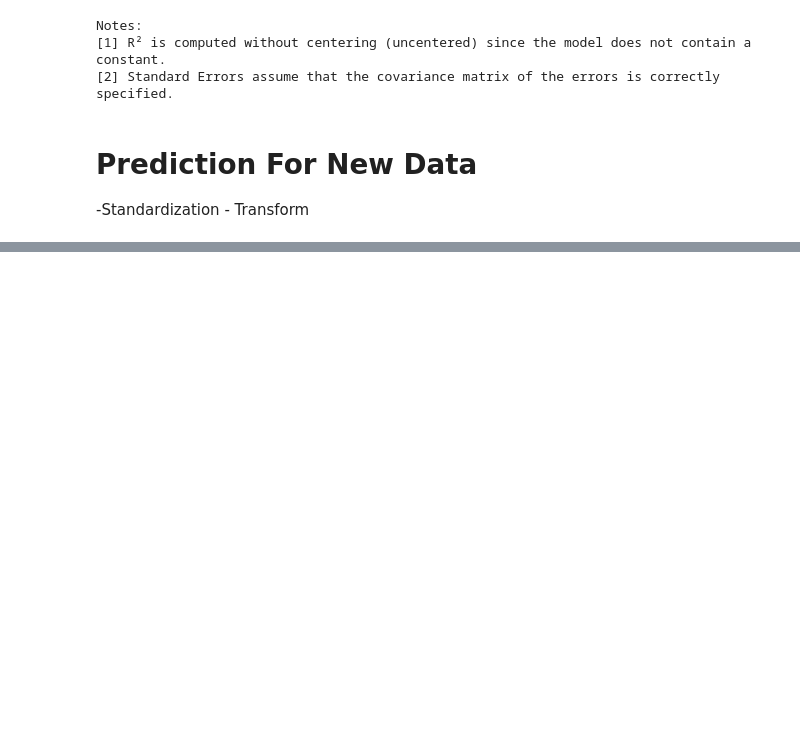
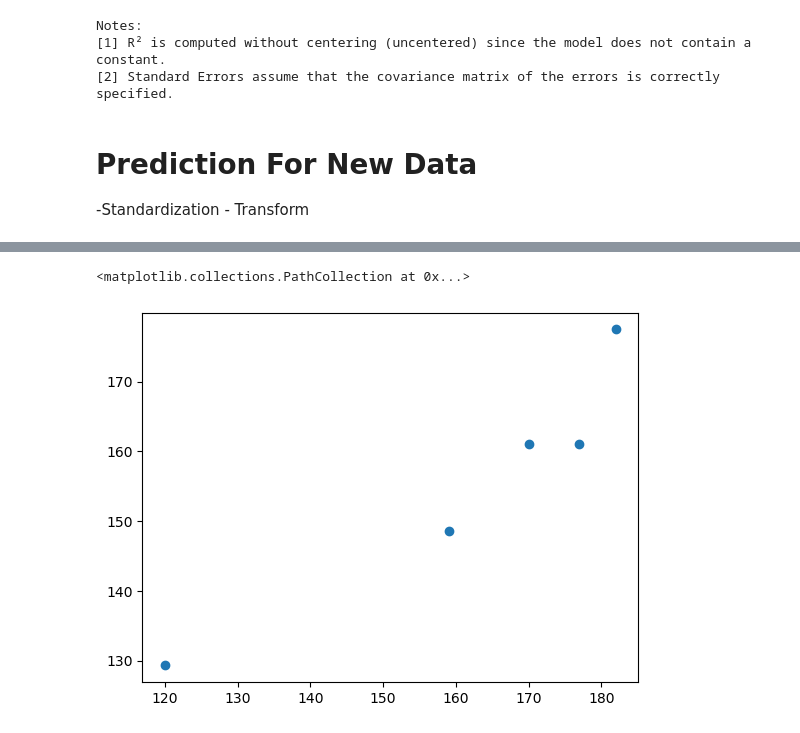
Before and after one commit to AnoopGeorge418/My-Learnings, a Jupyter notebook: Python/24. Simple Linear Regression/height.ipynb, the cells around one changed output, grey strips where cells are left out. Drawn from its saved outputs; the diff is of its cells as text; code cells hidden in the pictures; blank space fills up the shorter version.

```diff
--- a/Python/24. Simple Linear Regression/height.ipynb
+++ b/Python/24. Simple Linear Regression/height.ipynb
@@ -291,0 +294,5 @@ array([155.97744705])
+# %%
+plt.scatter(y_test, y_pred)
+# %% [output]
+<matplotlib.collections.PathCollection at 0x...>
+[figure, added]
```
Also changed, not shown: parts of 20 cells of this notebook, 13 other files.
